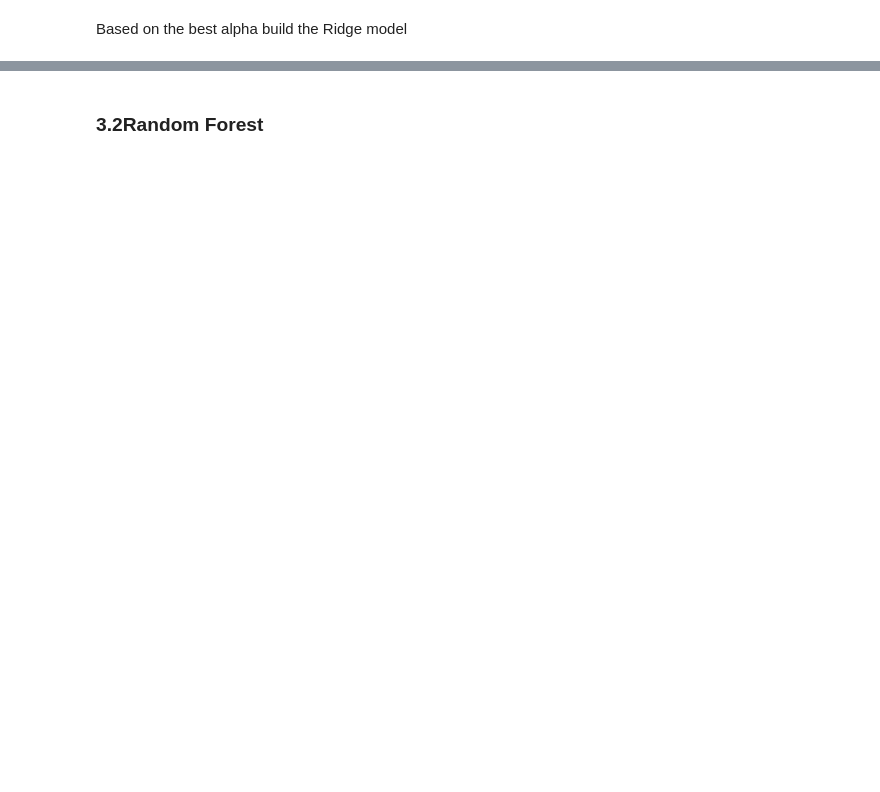
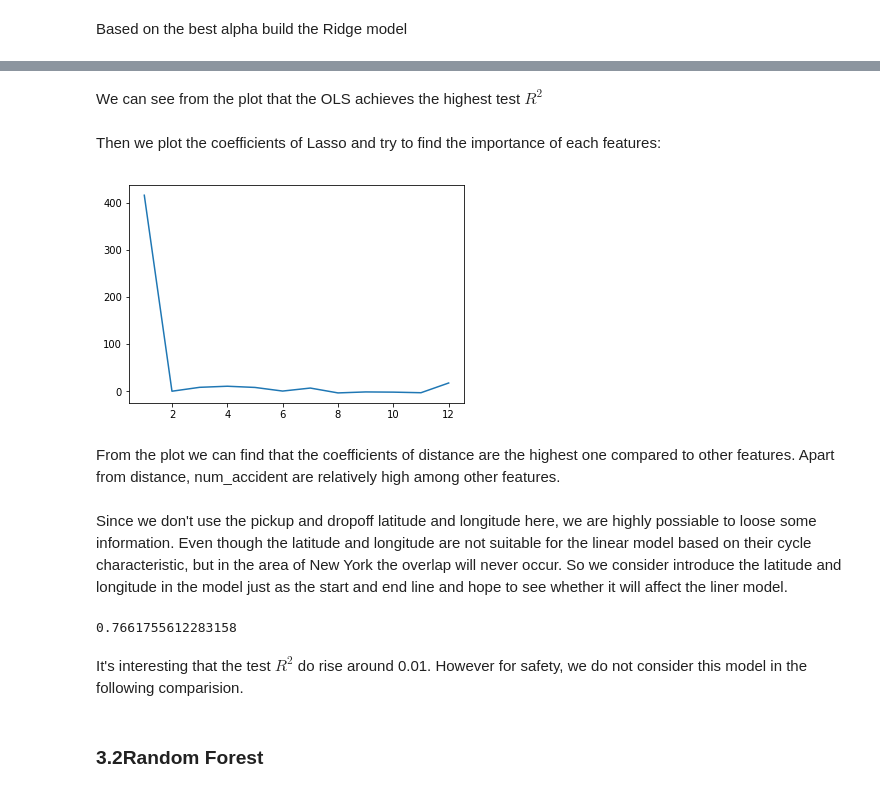
Before and after one commit to MorphyFwy/4990_project, a Jupyter notebook: Model_Selection.ipynb, the cells around one changed output, grey strips where cells are left out. Cells and saved outputs as stored; diff of their text form; code cells hidden in the pictures; blank space fills up the shorter version.

```diff
--- a/Model_Selection.ipynb
+++ b/Model_Selection.ipynb
@@ -410,0 +481,13 @@ result
+# %% [markdown]
+We can see from the plot that the OLS achieves the highest test $R^2$
+# %% [markdown]
+Then we plot the coefficients of Lasso and try to find the importance of each features:
+# %%
+plt.plot(np.linspace(1,12,12),Lasso_mod.coef_)
+plt.show()
+# %% [output]
+[figure, added]
+# %% [markdown]
+From the plot we can find that the coefficients of distance are the highest one compared to other features. Apart from distance, num_accident are relatively high among other features.
+# %% [markdown]
+Since we don't use the pickup and dropoff latitude and longitude here, we are highly possiable to loose some information. Even though the latitude and longitude are not suitable for the linear model based on their cycle characteristic, but in the area of New York the overlap will never occur. So we consider introduce the latitude and longitude in the model just as the start and end line and hope to see whether it will affect the liner model.
@@ -411,2 +499,10 @@ result
+# %%
+linear_mod_test = LinearRegression()
+linear_mod_test.fit(x_train,y_train)
+linear_mod_test.score(x_test,y_test)
+# %% [output]
+0.7661755612283158
+# %% [markdown]
+It's interesting that the test $R^2$ do rise around 0.01. However for safety, we do not consider this model in the following comparision.
 # %% [markdown]
 ### 3.2Random Forest
```
Also changed, not shown: parts of 61 cells of this notebook.
